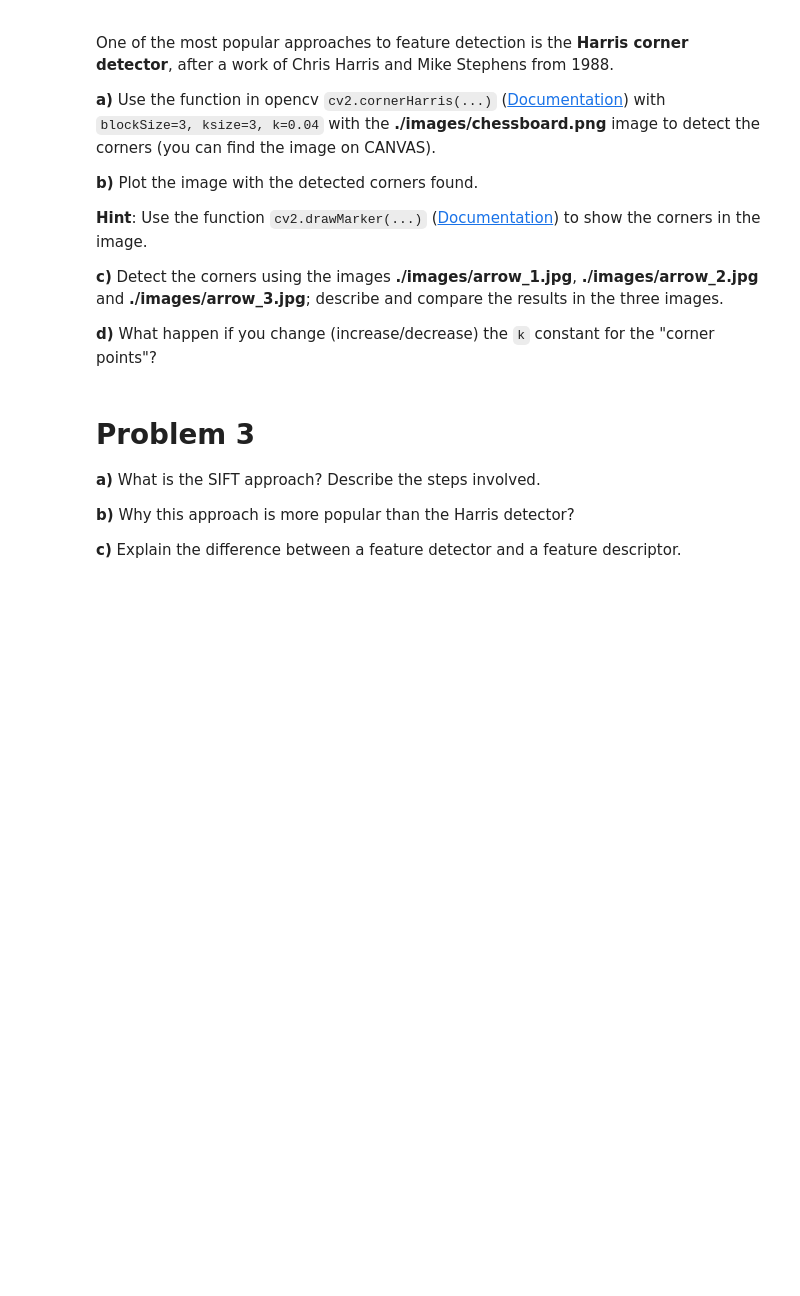
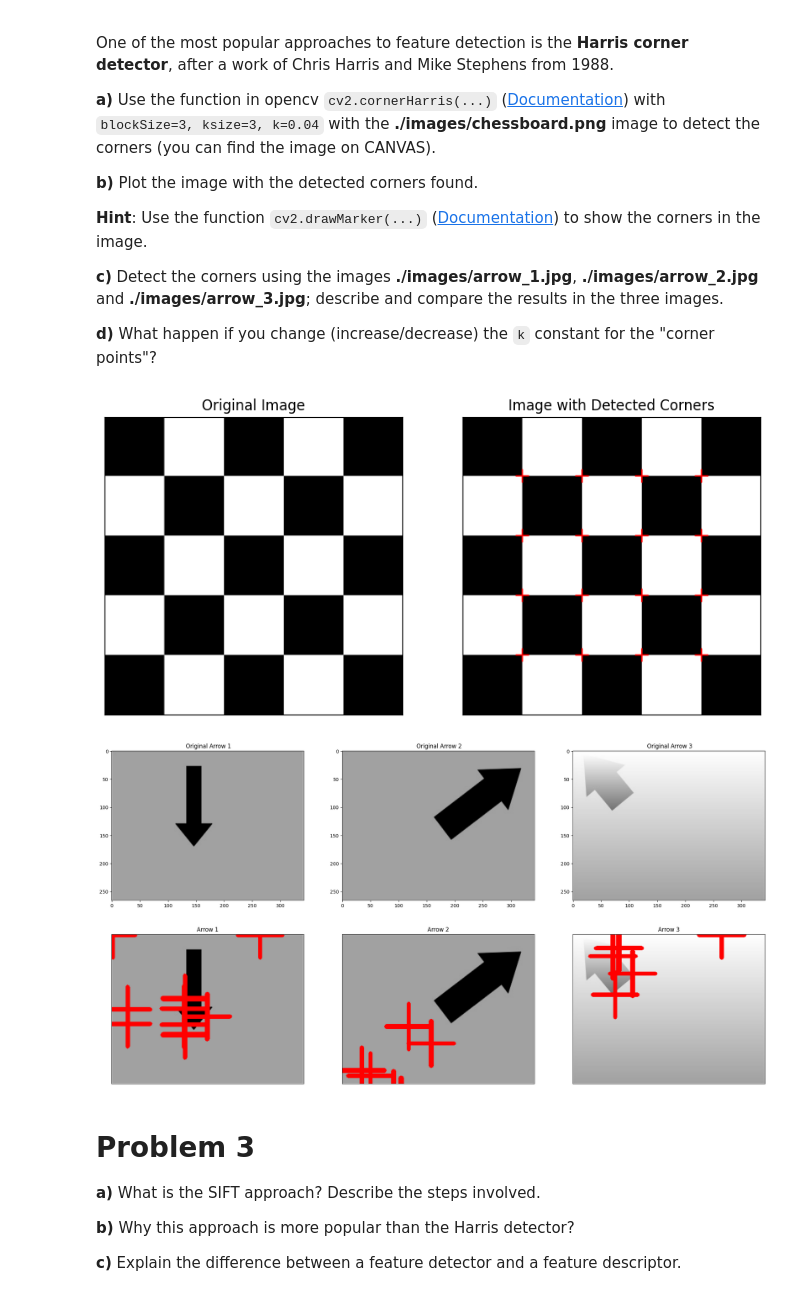
Before and after one commit to Pappol/AIS_notes, a Jupyter notebook: Image processing(Stavanger)/Lab6/LABexc6-ELE510-2023.ipynb, the cells around one changed output. Drawn from its saved outputs; the diff is of its cells as text; code cells hidden in the pictures; blank space fills up the shorter version.

```diff
--- a/Image processing(Stavanger)/Lab6/LABexc6-ELE510-2023.ipynb
+++ b/Image processing(Stavanger)/Lab6/LABexc6-ELE510-2023.ipynb
@@ -148,3 +237,39 @@ One of the most popular approaches to feature detection is the **Harris corner d
+# %%
+image = cv2.imread("images/chessboard.png")
+
+image_with_markers = detect_and_draw_corners(image)
+
+# Display the images
+plt.figure(figsize=(10, 10))
+plt.subplot(121), plt.imshow(image, cmap='gray')
+plt.title('Original Image'), plt.xticks([]), plt.yticks([])
+plt.subplot(122), plt.imshow(image_with_markers)
+plt.title('Image with Detected Corners'), plt.xticks([]), plt.yticks([])
+plt.show()
+
+# Load the additional images
+arrow_images = [
+    cv2.imread("./images/arrow_1.jpg"),
+    cv2.imread("./images/arrow_2.jpg"),
+    cv2.imread("./images/arrow_3.jpg")
+]
+
+# Process and display the corner detection results for each arrow image
+plt.figure(figsize=(25, 20))
+for i, arrow_image in enumerate(arrow_images):
+    result_image = detect_and_draw_corners(arrow_image)
+    plt.subplot(3, 3, i + 1)
+    plt.imshow(arrow_image)
+    plt.title(f' Original Arrow {i+1}')
+    plt.subplot(3, 3, i + 4)
+    plt.imshow(result_image)
+    plt.title(f'Arrow {i+1}')
+    plt.xticks([]), plt.yticks([])
+
+plt.show()
+# %% [output]
+[figure, added]
+[figure, added]
 # %% [markdown]
 # Problem 3
 
```
Also changed, not shown: parts of 13 cells of this notebook.
